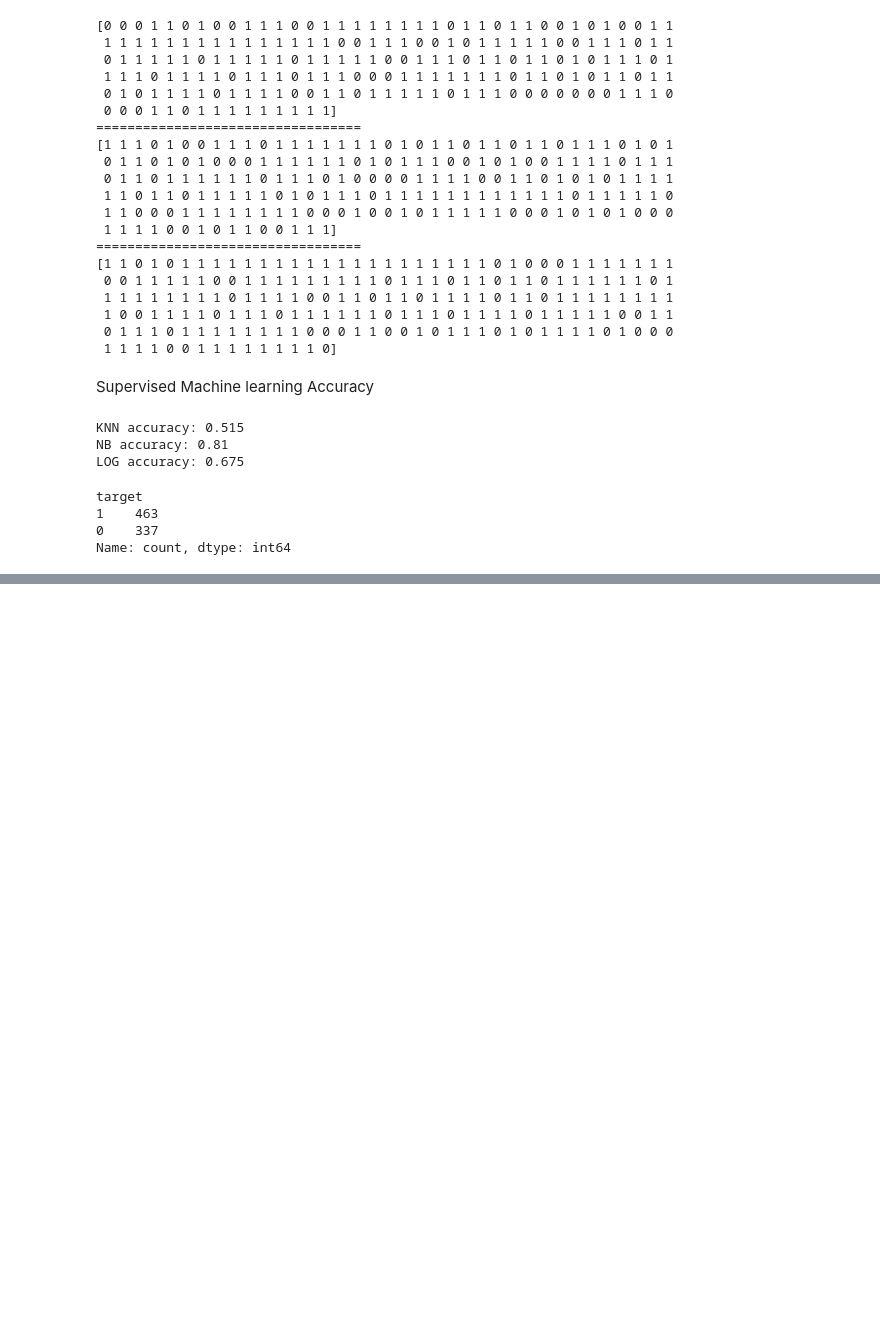
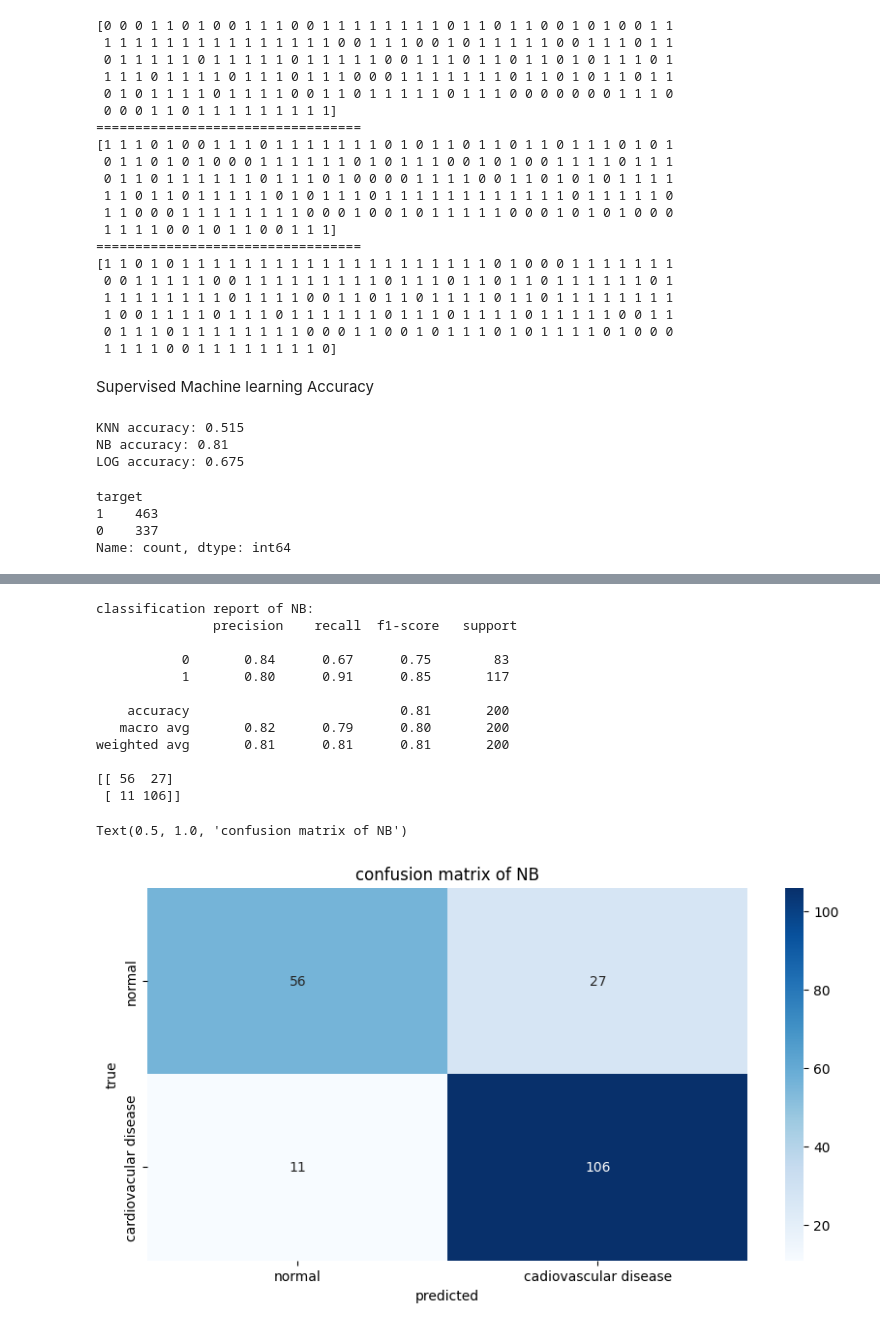
Before and after one commit to Teegee2000/cardiovascular-disease-predictions-leveraging-supervised-and-ensemble-machine-learning-models, a Jupyter notebook: cardiovascular_disease_(mendeley_dataset).ipynb, the cells around one changed output, grey strips where cells are left out. Cells and saved outputs as stored; diff of their text form; code cells hidden in the pictures; blank space fills up the shorter version.

```diff
--- a/cardiovascular_disease_(mendeley_dataset).ipynb
+++ b/cardiovascular_disease_(mendeley_dataset).ipynb
@@ -311,0 +367,26 @@ SVC accuracy: 0.515
+# %%
+print (f'classification report of NB:\n {classification_report(y_test, NB_pred)}')
+con_matrix = confusion_matrix(y_test, NB_pred)
+print (con_matrix)
+
+##plot confusion graph
+plt.figure(figsize=(10,5))
+sns.heatmap(con_matrix, annot=True, fmt='d',cmap='Blues',xticklabels=['normal','cadiovascular disease'], yticklabels=['normal','cardiovacular disease'])
+plt.xlabel('predicted')
+plt.ylabel('true')
+plt.title('confusion matrix of NB')
+# %% [output]
+classification report of NB:
+               precision    recall  f1-score   support
+
+           0       0.84      0.67      0.75        83
+           1       0.80      0.91      0.85       117
+
+    accuracy                           0.81       200
+   macro avg       0.82      0.79      0.80       200
+weighted avg       0.81      0.81      0.81       200
+
+[[ 56  27]
+ [ 11 106]]
+Text(0.5, 1.0, 'confusion matrix of NB')
+[figure, added]
```
Also changed, not shown: parts of 10 cells of this notebook.
